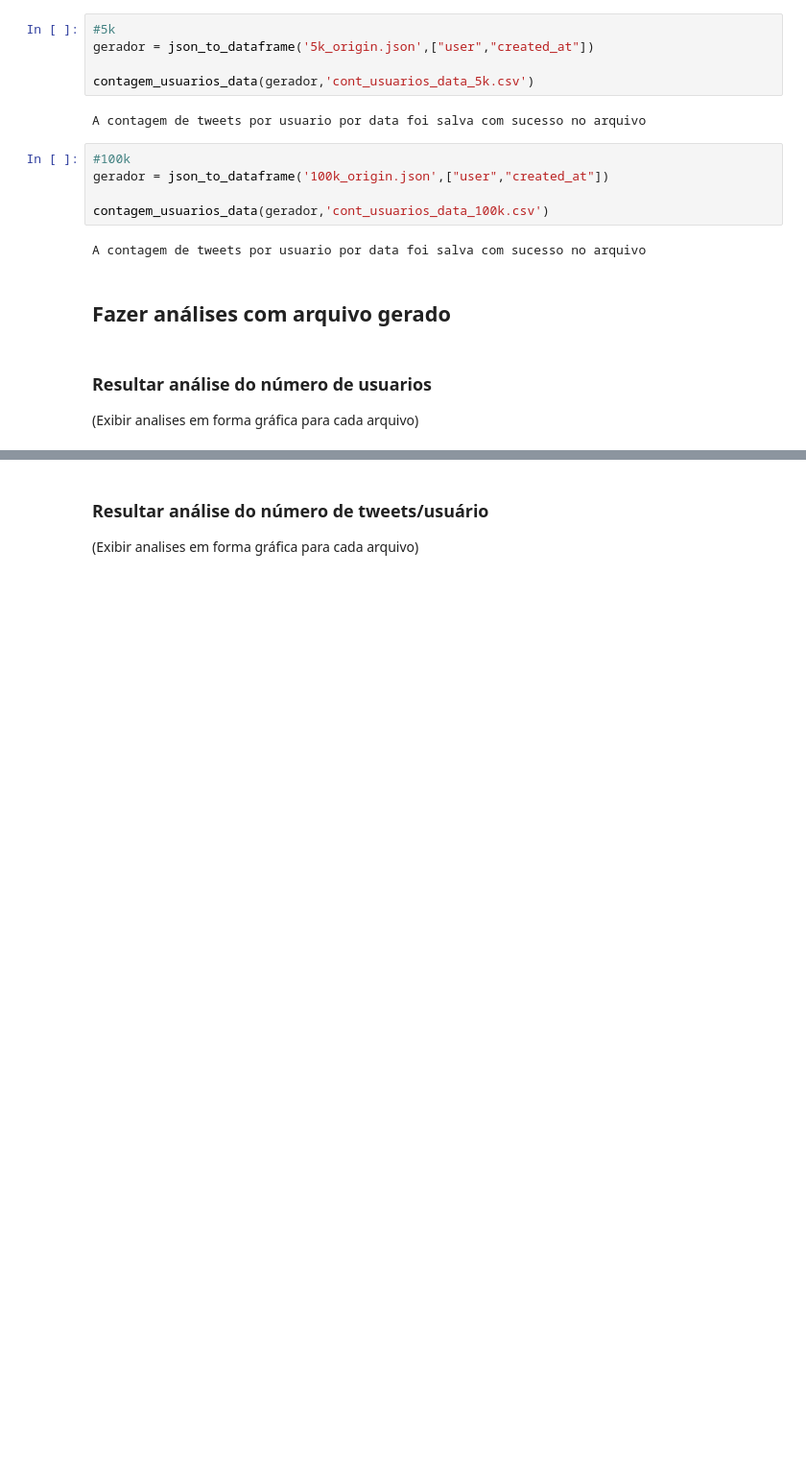
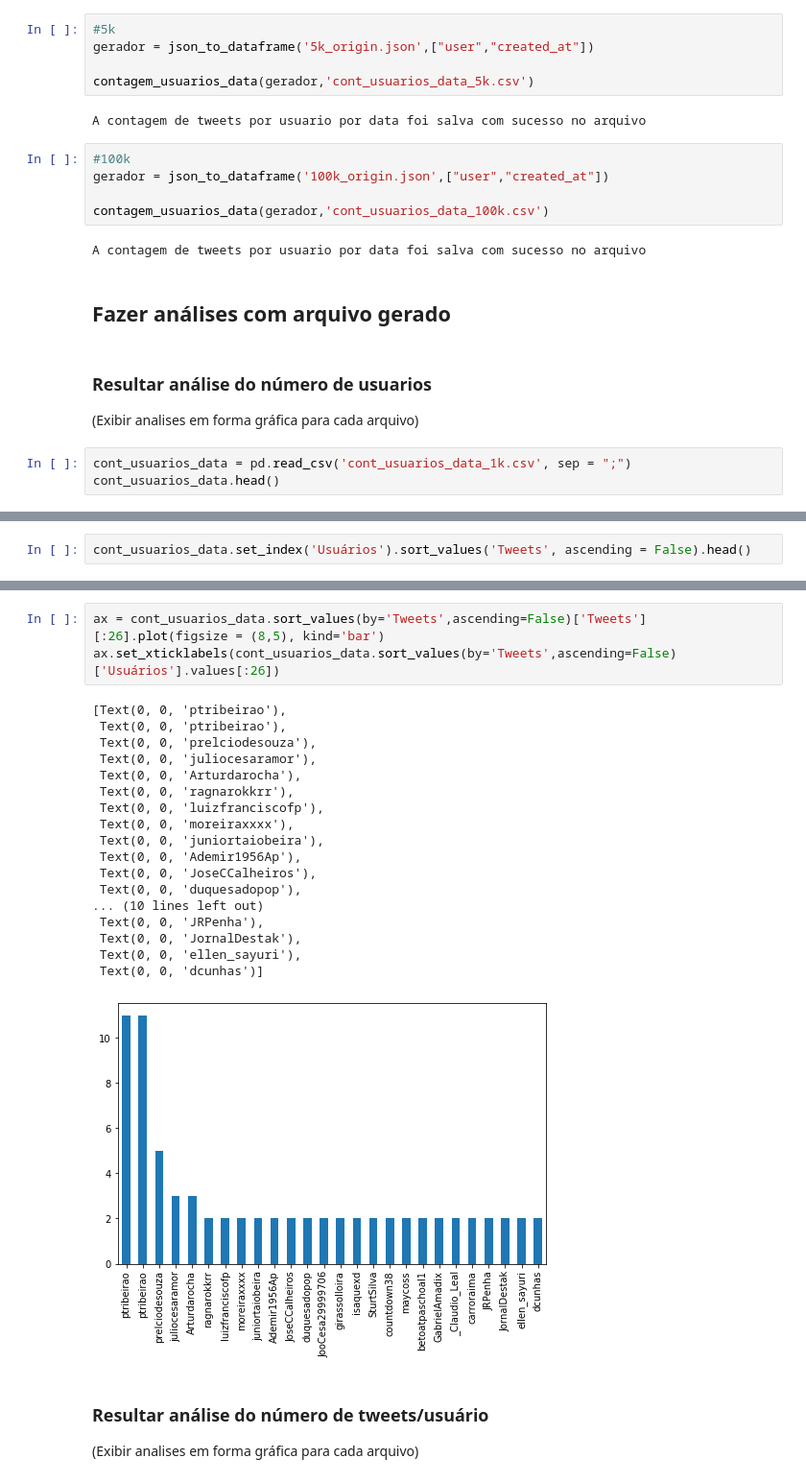
Before and after one commit to larissafv/squad5, a Jupyter notebook: Dados_GIsele/Limpos_Giselle.ipynb, the cells around one changed output, grey strips where cells are left out. Shown at 96% size. Drawn from its saved outputs; the diff is of its cells as text; blank space fills up the shorter version.

```diff
--- a/Dados_GIsele/Limpos_Giselle.ipynb
+++ b/Dados_GIsele/Limpos_Giselle.ipynb
@@ -105,3 +106,6 @@ A contagem de tweets por usuario por data foi salva com sucesso no arquivo
 # %% [markdown]
 <h3>Resultar análise do número de usuarios</h3>
 <p>(Exibir analises em forma gráfica para cada arquivo)</p>
+# %%
+cont_usuarios_data = pd.read_csv('cont_usuarios_data_1k.csv', sep = ";")
+cont_usuarios_data.head()
@@ -107,0 +157,2 @@ A contagem de tweets por usuario por data foi salva com sucesso no arquivo
+# %%
+cont_usuarios_data.set_index('Usuários').sort_values('Tweets', ascending = False).head()
@@ -108,3 +167,25 @@ A contagem de tweets por usuario por data foi salva com sucesso no arquivo
+# %%
+ax = cont_usuarios_data.sort_values(by='Tweets',ascending=False)['Tweets'][:26].plot(figsize = (8,5), kind='bar')
+ax.set_xticklabels(cont_usuarios_data.sort_values(by='Tweets',ascending=False)['Usuários'].values[:26])
+# %% [output]
+[Text(0, 0, 'ptribeirao'),
+ Text(0, 0, 'ptribeirao'),
+ Text(0, 0, 'prelciodesouza'),
+ Text(0, 0, 'juliocesaramor'),
+ Text(0, 0, 'Arturdarocha'),
+ Text(0, 0, 'ragnarokkrr'),
+ Text(0, 0, 'luizfranciscofp'),
+ Text(0, 0, 'moreiraxxxx'),
+ Text(0, 0, 'juniortaiobeira'),
+ Text(0, 0, 'Ademir1956Ap'),
+ Text(0, 0, 'JoseCCalheiros'),
+ Text(0, 0, 'duquesadopop'),
+... (10 lines left out)
+ Text(0, 0, 'JRPenha'),
+ Text(0, 0, 'JornalDestak'),
+ Text(0, 0, 'ellen_sayuri'),
+ Text(0, 0, 'dcunhas')]
+[figure, added]
 # %% [markdown]
 <h3>Resultar análise do número de tweets/usuário</h3>
 <p>(Exibir analises em forma gráfica para cada arquivo)</p>
```
Also changed, not shown: parts of 6 cells of this notebook.
